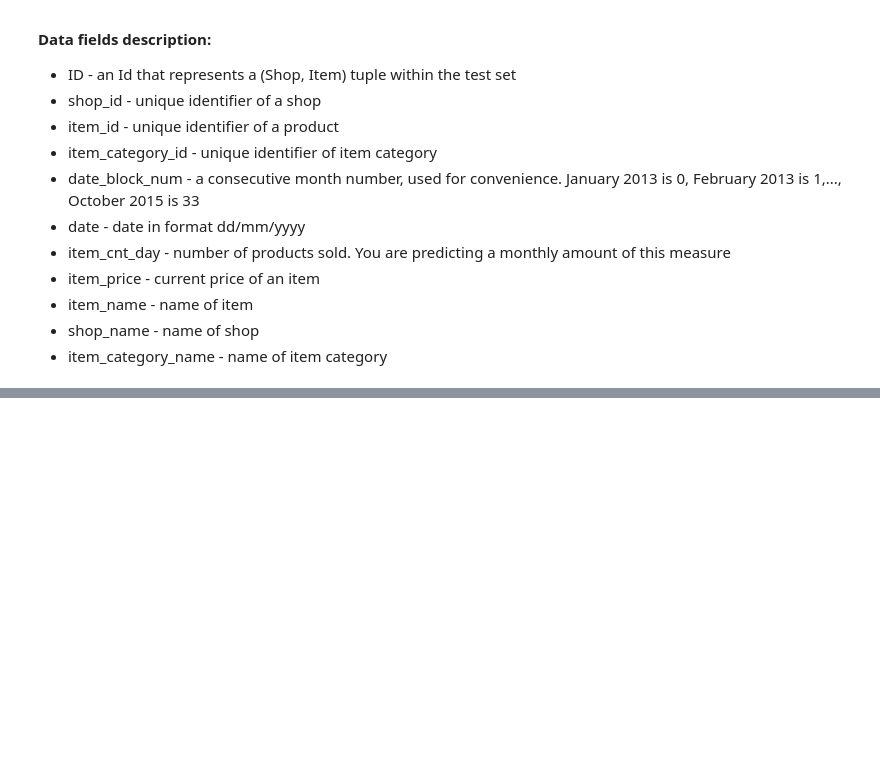
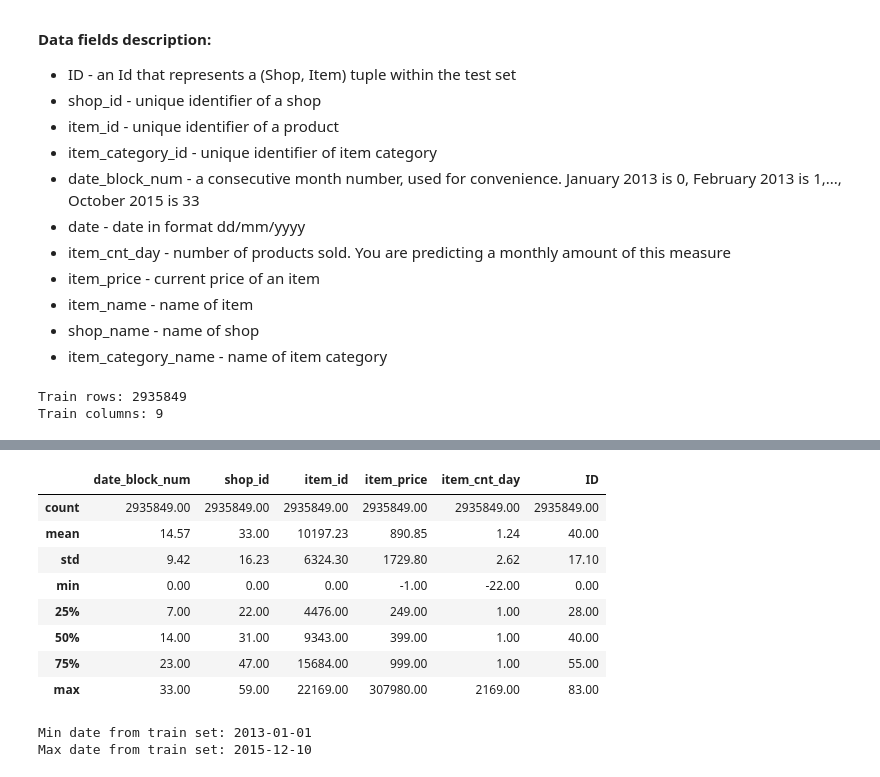
Before and after one commit to AiJared/time-series-forecasting-with-lstm-autoencoders, a Jupyter notebook: Time_Series_Forecasting_with_LSTM_Autoencoders.ipynb, the cells around one changed output, grey strips where cells are left out. Cells and saved outputs as stored; diff of their text form; code cells hidden in the pictures; blank space fills up the shorter version.

```diff
--- a/Time_Series_Forecasting_with_LSTM_Autoencoders.ipynb
+++ b/Time_Series_Forecasting_with_LSTM_Autoencoders.ipynb
@@ -60,0 +64,10 @@ sales = pd.read_csv("drive/MyDrive/Colab Notebooks/time-series-forecasting-with-
+# %%
+# Let's look at the raw data
+print(f"Train rows: {train.shape[0]}")
+print(f"Train columns: {train.shape[1]}")
+
+display(train.head())
+display(train.describe())
+# %% [output]
+Train rows: 2935849
+Train columns: 9
@@ -60,0 +80,16 @@ sales = pd.read_csv("drive/MyDrive/Colab Notebooks/time-series-forecasting-with-
+|  | date_block_num | shop_id | item_id | item_price | item_cnt_day | ID |
+| count | 2935849.00 | 2935849.00 | 2935849.00 | 2935849.00 | 2935849.00 | 2935849.00 |
+| mean | 14.57 | 33.00 | 10197.23 | 890.85 | 1.24 | 40.00 |
+| std | 9.42 | 16.23 | 6324.30 | 1729.80 | 2.62 | 17.10 |
+| min | 0.00 | 0.00 | 0.00 | -1.00 | -22.00 | 0.00 |
+| 25% | 7.00 | 22.00 | 4476.00 | 249.00 | 1.00 | 28.00 |
+| 50% | 14.00 | 31.00 | 9343.00 | 399.00 | 1.00 | 40.00 |
+| 75% | 23.00 | 47.00 | 15684.00 | 999.00 | 1.00 | 55.00 |
+| max | 33.00 | 59.00 | 22169.00 | 307980.00 | 2169.00 | 83.00 |
+# %%
+# Time period of the dataset
+print(f"Min date from train set: {train['date'].min().date()}")
+print(f"Max date from train set: {train['date'].max().date()}")
+# %% [output]
+Min date from train set: 2013-01-01
+Max date from train set: 2015-12-10
```
Also changed, not shown: parts of 5 cells of this notebook.
